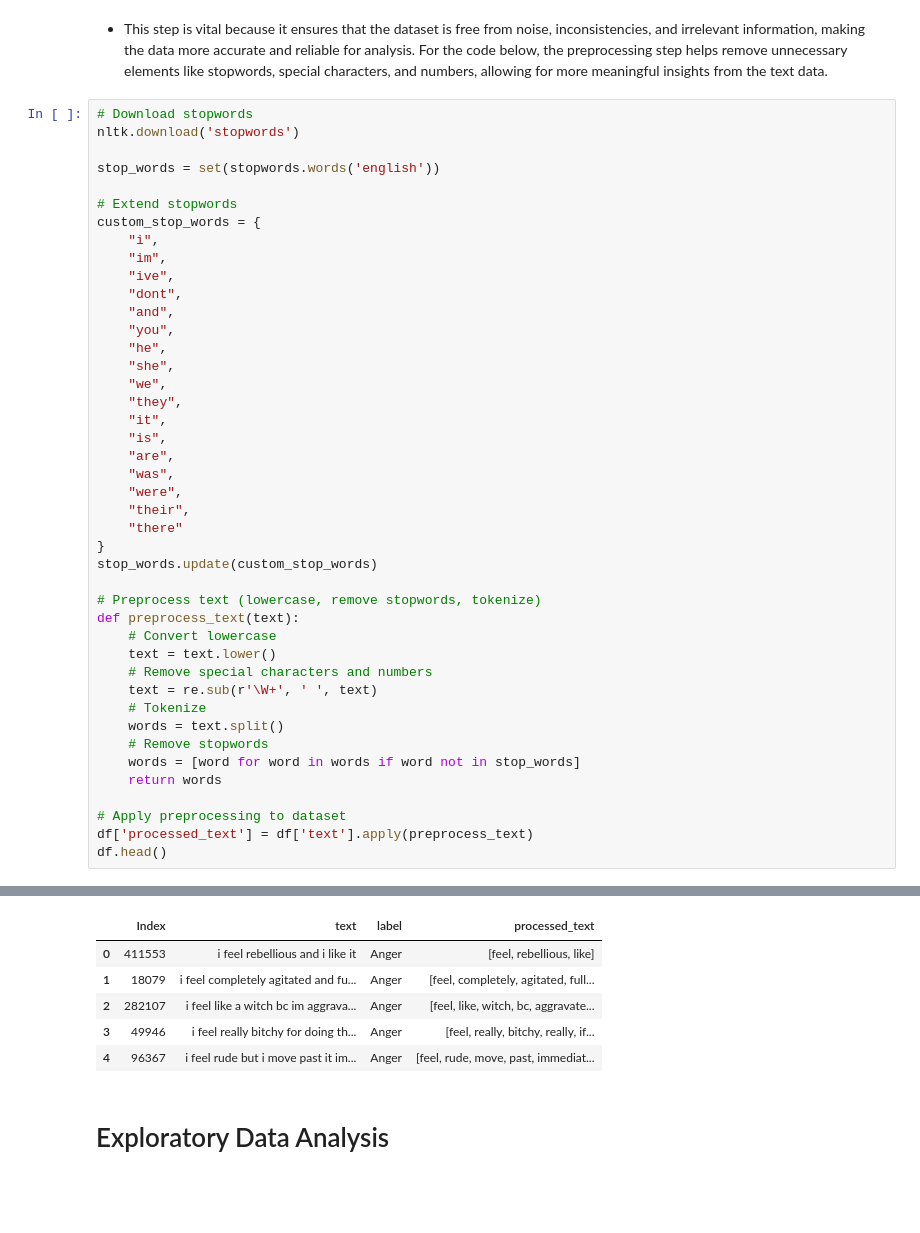
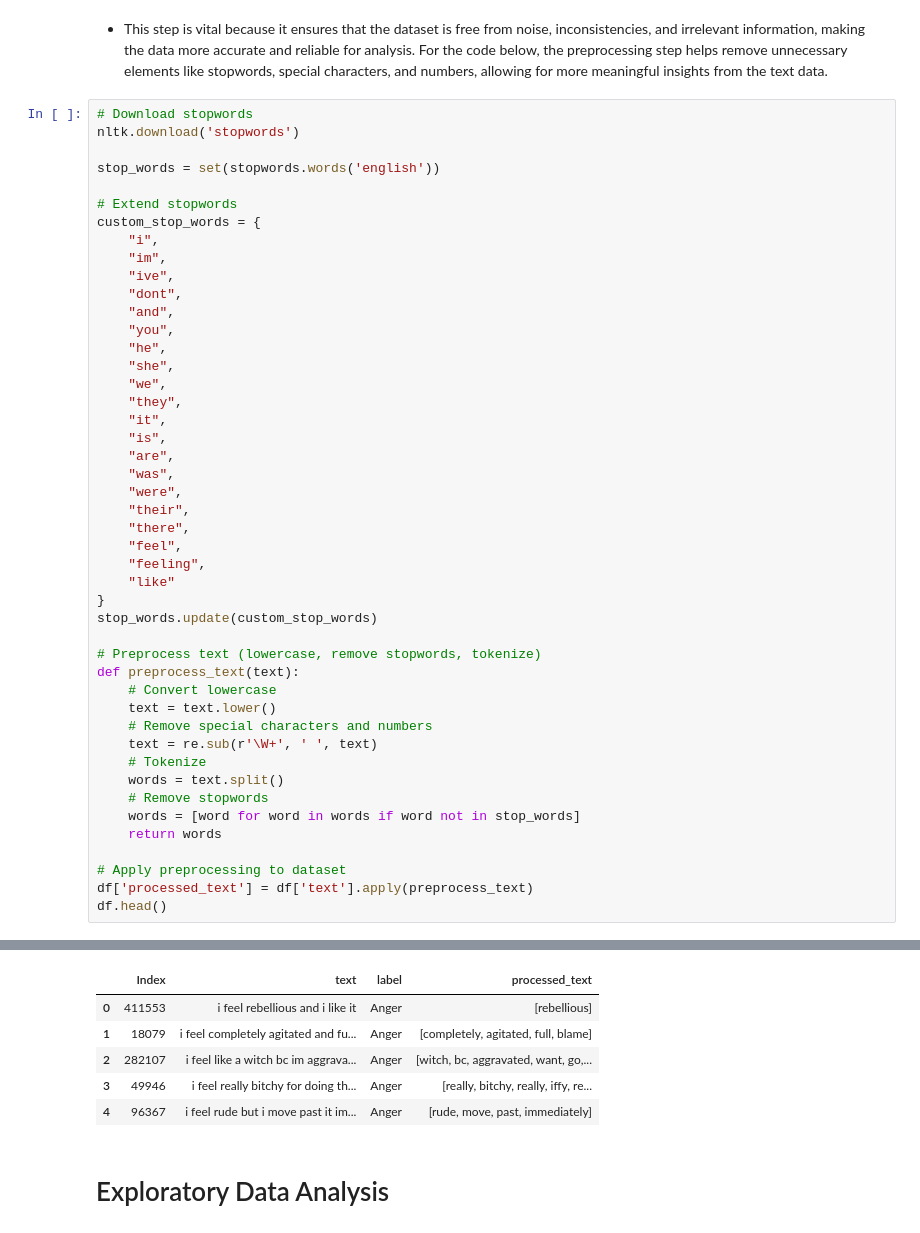
Before and after one commit to APaguil1990/AFFECTV_MCO, a Jupyter notebook: AFFECTV_MCO_Remake.ipynb, the cells around one changed output, grey strips where cells are left out. Saved outputs shown, nothing was run; the diff lists cells and outputs as text; blank space fills up the shorter version.

```diff
--- a/AFFECTV_MCO_Remake.ipynb
+++ b/AFFECTV_MCO_Remake.ipynb
@@ -112,7 +112,10 @@ custom_stop_words = {
     "was",
     "were",
     "their",
-    "there"
+    "there",
+    "feel",
+    "feeling",
+    "like"
 }
 stop_words.update(custom_stop_words)
 
@@ -137,10 +139,10 @@ df.head()
 [nltk_data]   Package stopwords is already up-to-date!
 |  | Index | text | label | processed_text |
-| 0 | 411553 | i feel rebellious and i like it | Anger | [feel, rebellious, like] |
-| 1 | 18079 | i feel completely agitated and fu... | Anger | [feel, completely, agitated, full... |
-| 2 | 282107 | i feel like a witch bc im aggrava... | Anger | [feel, like, witch, bc, aggravate... |
-| 3 | 49946 | i feel really bitchy for doing th... | Anger | [feel, really, bitchy, really, if... |
-| 4 | 96367 | i feel rude but i move past it im... | Anger | [feel, rude, move, past, immediat... |
+| 0 | 411553 | i feel rebellious and i like it | Anger | [rebellious] |
+| 1 | 18079 | i feel completely agitated and fu... | Anger | [completely, agitated, full, blame] |
+| 2 | 282107 | i feel like a witch bc im aggrava... | Anger | [witch, bc, aggravated, want, go,... |
+| 3 | 49946 | i feel really bitchy for doing th... | Anger | [really, bitchy, really, iffy, re... |
+| 4 | 96367 | i feel rude but i move past it im... | Anger | [rude, move, past, immediately] |
 # %% [markdown]
 # Exploratory Data Analysis
 # %% [markdown]
```
Also changed, not shown: parts of 40 cells of this notebook, 1 other file.
